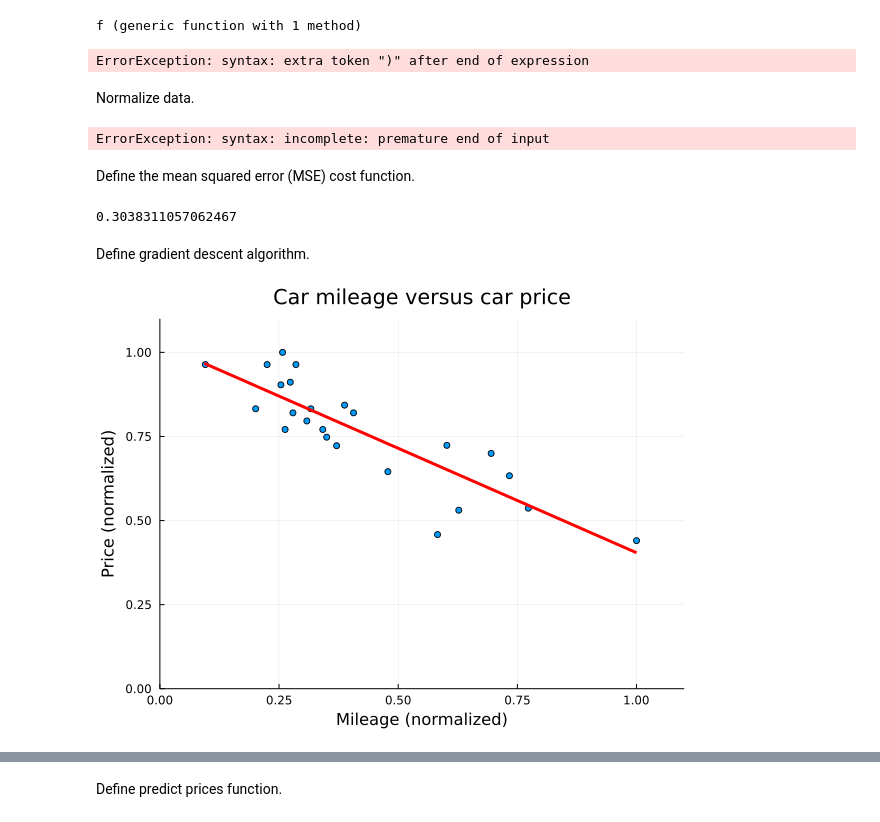
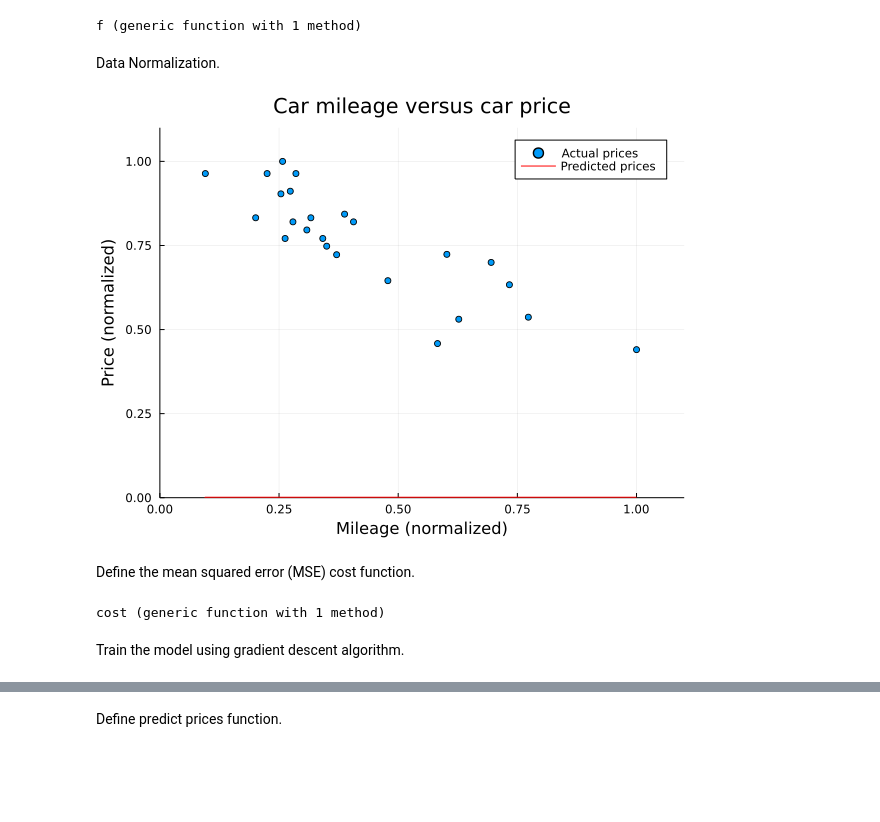
Before and after one commit to tbareich/ft_linear_regression, a Jupyter notebook: linear_regression.ipynb, the cells around one changed output, grey strips where cells are left out. Drawn from its saved outputs; the diff is of its cells as text; code cells hidden in the pictures; blank space fills up the shorter version.

```diff
--- a/linear_regression.ipynb
+++ b/linear_regression.ipynb
@@ -16,62 +29,36 @@ Define linear regression model
 f(X) = θ0 .+ θ1 * X
 # %% [output]
 f (generic function with 1 method)
+# %% [markdown]
+Data Normalization.
 # %%
-data = CSV.File("data.csv") |> DataFrame
-X = data[1:end, 1]
-Y = data[1:end, 2]
-gr()
-plot(X, Y, xlims=(0, 300000), ylims=(0, 9000), ylabel="Price (Dollar)",
-    xlabel="Mileage (Km)", legend=false, title="Car mileage versus car price",
-    seriestype=:scatter, size = (600, 450))
-display(plot!(X, f(X), lw=3, color=:red)))
+maxX = max(X...)
+maxY = max(Y...)
+X = X ./ maxX
+Y = Y ./ maxY
+plot(X, Y, xlims=(0, 1.1), ylims=(0, 1.1), ylabel="Price (normalized)",
+    xlabel="Mileage (normalized)", label="Actual prices",
+    title="Car mileage versus car price", seriestype=:scatter)
+    display(plot!(X, f(X), label = "Predicted prices", lw=2, color=:red))
 # %% [output]
-ErrorException: syntax: extra token ")" after end of expression
+[figure, added]
-# %% [markdown]
-Normalize data.
-# %%
-maxX = max(X...)
-maxY = max(Y...)
-X = X ./ maxX
-Y = Y ./ maxY
-plot(X, Y, xlims=(0, 1.1), ylims=(0, 1.1), ylabel="Price (normalized)",
-    xlabel="Mileage (normalized)", legend=false,
-    title="Car mileage versus car price",
-    seriestype=:scatter, size = (600, 450))
-    display(plot!(X, f(X), lw=3, color=:red)
-# %% [output]
-ErrorException: syntax: incomplete: premature end of input
 # %% [markdown]
 Define the mean squared error (MSE) cost function.
 # %%
-m = length(X)
 cost(θ0, θ1) = (1 / 2m) * sum((f(X) - Y) .^ 2)
-cost(θ0, θ1)
 # %% [output]
-0.3038311057062467
+cost (generic function with 1 method)
 # %% [markdown]
-Define gradient descent algorithm.
+Train the model using gradient descent algorithm.
 # %%
 epoch = 0
 cost_history = []
 push!(cost_history, cost(θ0, θ1))
-function train()
-	while epoch <= 5000
-		tmp_θ0 = (1 / m) * sum(f(X) - Y)
-		tmp_θ1 = (1 / m) * sum(X .* (f(X) - Y))
-		global θ0 -= learning_rate * tmp_θ0
-		global θ1 -= learning_rate * tmp_θ1
-		push!(cost_history, cost(θ0, θ1))
-		global epoch += 1
-	end
+while epoch <= 1000
+	tmp_θ0 = (1 / m) * sum(f(X) - Y)
+	tmp_θ1 = (1 / m) * sum(X .* (f(X) - Y))
+	global θ0 -= learning_rate * tmp_θ0
+	global θ1 -= learning_rate * tmp_θ1
+	push!(cost_history, cost(θ0, θ1))
+	global epoch += 1
 end
-train()
-plot(X, Y, xlims=(0, 1.1), ylims=(0, 1.1), ylabel="Price (normalized)",
-xlabel="Mileage (normalized)", legend=false,
-title="Car mileage versus car price",
-seriestype=:scatter, size = (600, 450))
-display(plot!(X, f(X), lw=3, color=:red))
-# display(plot(collect(1:5000), cost_history, xlims=(0, 5000), xlabel = "Epoch",
-# ylabel = "Cost", title = "Learning curve", lw=3, color=:red))
-# %% [output]
-[figure, removed]
```
Also changed, not shown: parts of 10 cells of this notebook, 1 other file.
